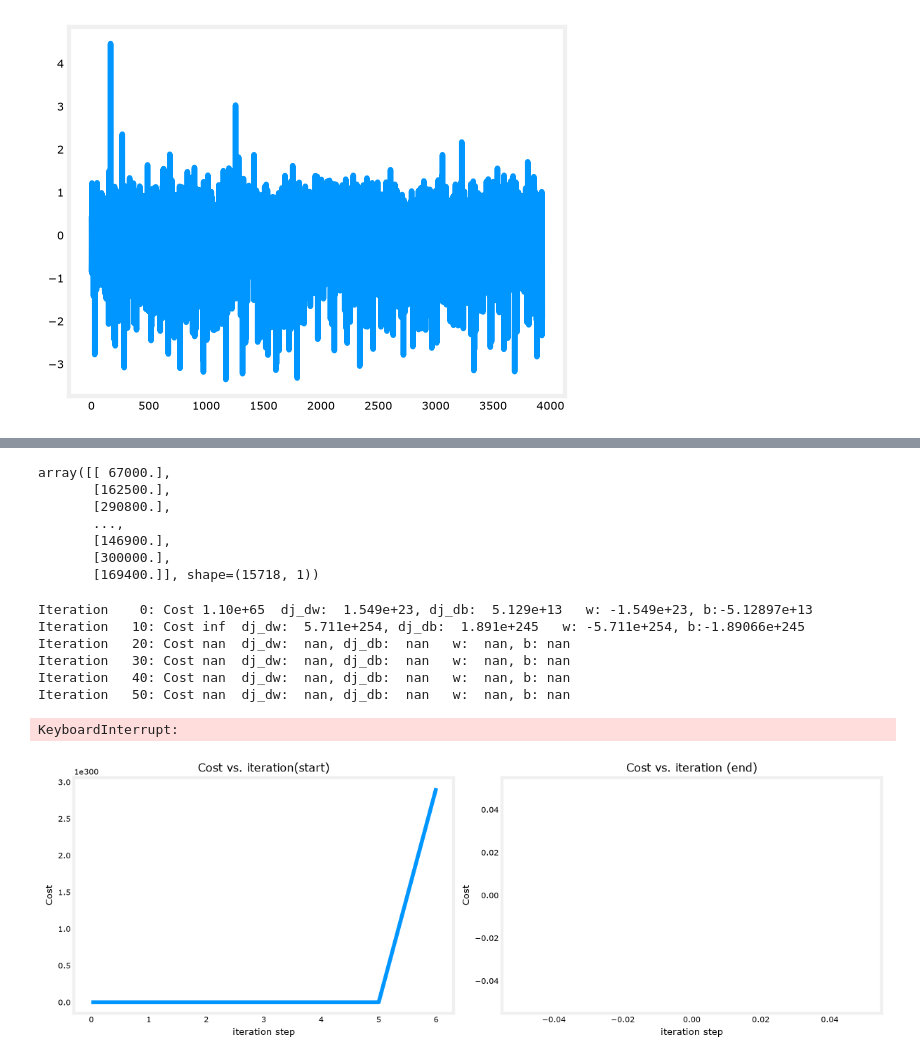
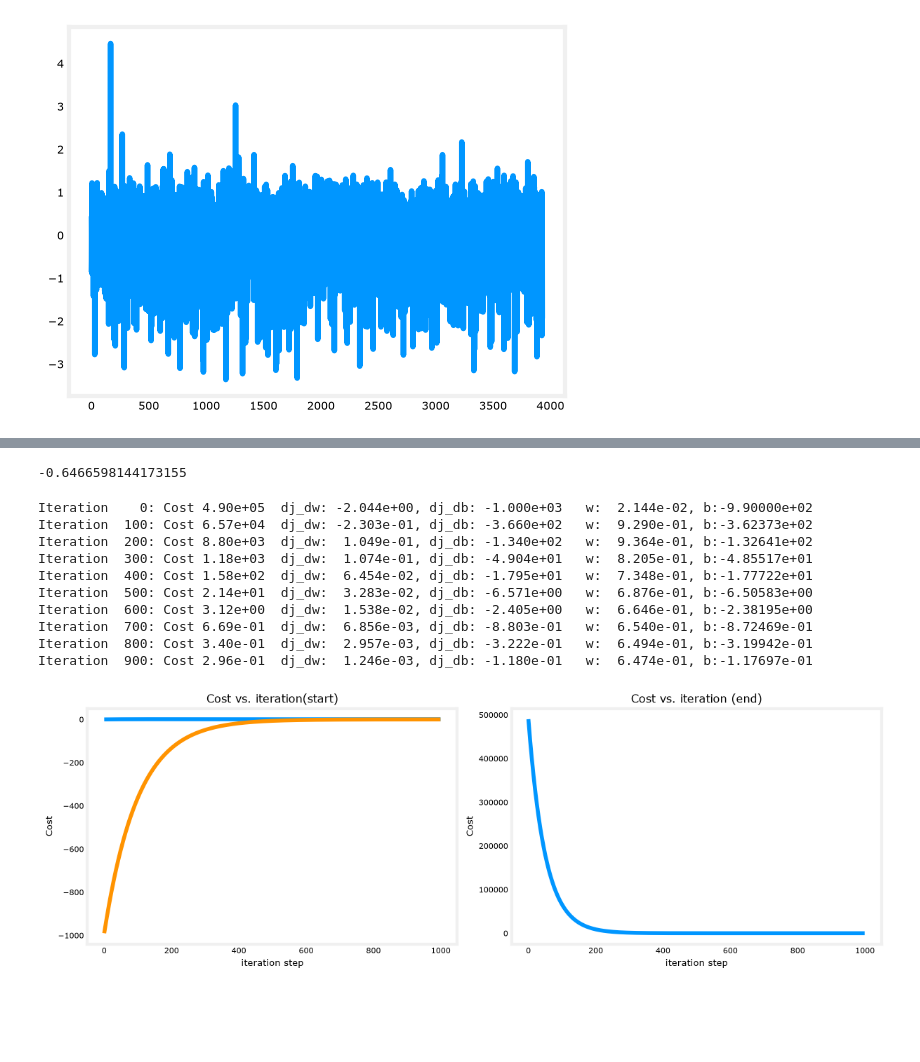
Before and after one commit to Lester-723/Data-Analytics-Projects-, a Jupyter notebook: Practice/Linear Regression.ipynb, the cells around one changed output, grey strips where cells are left out. Cells and saved outputs as stored; diff of their text form; code cells hidden in the pictures; blank space fills up the shorter version.

```diff
--- a/Practice/Linear Regression.ipynb
+++ b/Practice/Linear Regression.ipynb
@@ -222,8 +222,8 @@ array([[329800.],
        [138100.],
        [439200.]], shape=(3930, 1))
 # %%
-error = y_pred - y_test
-error
+error_diff = y_prediction - y_test
+error_diff
 # %% [output]
 array([[-0.86025754],
        [-0.61204768],
@@ -259,10 +301,12 @@ plt.plot(error)
 def compute_cost(x,y,w,b):
 
     m = x.shape[0]
-    y_pred = np.sum(w*x.ravel()+b)
+    cost_sum = 0
 
-    error = np.sum((y - y_pred) **2)
+    y_pred = np.dot(w,x) + b
+    error = np.sum((y - y_pred)**2)
+    cost_function = error / (2 * m)
+    cost_function
 
-    cost_function = error / (2 * m)
-    return cost_function
+    return float(cost_function.item())
 # %%
@@ -272,9 +316,17 @@ np.float64(0.5112741413017282)
 # %%
 def compute_gradient(x,y,w,b):
+    m = x.shape[0]
+    dj_dw = 0
+    dj_db = 0
 
+    for i in range(m):
+        f_wb = w*x[i] + b
+        dj_dw_i = (f_wb - y[i])*x[i]
+        dj_db_i = f_wb - y[i]
+        dj_dw = dj_dw + dj_dw_i
+        dj_db = dj_db + dj_db_i
 
-    f_wb = np.sum(w*x.ravel() + b)
-    dj_dw = np.sum((f_wb - y)*x.ravel())
-    dj_db = np.sum(f_wb - y)
+    dj_dw = dj_dw/m
+    dj_db = dj_db/m
 
-    return dj_dw , dj_db
+    return float(dj_dw.item()) , float(dj_db.item())
@@ -287,3 +335,7 @@ np.float64(2569.1774769586086)
+# %%
+dj_dw
+# %% [output]
+-0.6466598144173155
 # %%
 def compute_descent(x,y,w,b,alpha,num_iters):
     para_history = []
@@ -308,34 +360,27 @@ def compute_descent(x,y,w,b,alpha,num_iters):
 # %%
 x_train_inverse = stand.inverse_transform(x_train)
 y_train_inverse = stand.inverse_transform(y_train)
-# %%
-y_train_inverse
-# %% [output]
-array([[ 67000.],
-       [162500.],
-       [290800.],
-       ...,
-       [146900.],
-       [300000.],
-       [169400.]], shape=(15718, 1))
 # %%
-para_history , cost_history , w, b = compute_descent(x_train_inverse,y_train_inverse,1.08,50,1,100)
+cost_history , para_history , w_final, b_final = compute_descent(x_train,y_train,0.001,-1000,0.01,1000)
 # %% [output]
-Iteration    0: Cost 1.10e+65  dj_dw:  1.549e+23, dj_db:  5.129e+13   w: -1.549e+23, b:-5.12897e+13
-Iteration   10: Cost inf  dj_dw:  5.711e+254, dj_db:  1.891e+245   w: -5.711e+254, b:-1.89066e+245
-Iteration   20: Cost nan  dj_dw:  nan, dj_db:  nan   w:  nan, b: nan
-Iteration   30: Cost nan  dj_dw:  nan, dj_db:  nan   w:  nan, b: nan
-Iteration   40: Cost nan  dj_dw:  nan, dj_db:  nan   w:  nan, b: nan
-Iteration   50: Cost nan  dj_dw:  nan, dj_db:  nan   w:  nan, b: nan
+Iteration    0: Cost 4.90e+05  dj_dw: -2.044e+00, dj_db: -1.000e+03   w:  2.144e-02, b:-9.90000e+02
+Iteration  100: Cost 6.57e+04  dj_dw: -2.303e-01, dj_db: -3.660e+02   w:  9.290e-01, b:-3.62373e+02
+Iteration  200: Cost 8.80e+03  dj_dw:  1.049e-01, dj_db: -1.340e+02   w:  9.364e-01, b:-1.32641e+02
+Iteration  300: Cost 1.18e+03  dj_dw:  1.074e-01, dj_db: -4.904e+01   w:  8.205e-01, b:-4.85517e+01
+Iteration  400: Cost 1.58e+02  dj_dw:  6.454e-02, dj_db: -1.795e+01   w:  7.348e-01, b:-1.77722e+01
+Iteration  500: Cost 2.14e+01  dj_dw:  3.283e-02, dj_db: -6.571e+00   w:  6.876e-01, b:-6.50583e+00
+Iteration  600: Cost 3.12e+00  dj_dw:  1.538e-02, dj_db: -2.405e+00   w:  6.646e-01, b:-2.38195e+00
+Iteration  700: Cost 6.69e-01  dj_dw:  6.856e-03, dj_db: -8.803e-01   w:  6.540e-01, b:-8.72469e-01
+Iteration  800: Cost 3.40e-01  dj_dw:  2.957e-03, dj_db: -3.222e-01   w:  6.494e-01, b:-3.19942e-01
+Iteration  900: Cost 2.96e-01  dj_dw:  1.246e-03, dj_db: -1.180e-01   w:  6.474e-01, b:-1.17697e-01
-KeyboardInterrupt:
 # %%
 # plot cost versus iteration
 fig, (ax1, ax2) = plt.subplots(1, 2, constrained_layout=True, figsize=(12,4))
-ax1.plot(cost_history[:100])
-ax2.plot(1000 + np.arange(len(cost_history[1000:])), cost_history[1000:])
+ax1.plot(cost_history[:1000])
+ax2.plot(para_history[:1000])
 ax1.set_title("Cost vs. iteration(start)");  ax2.set_title("Cost vs. iteration (end)")
 ax1.set_ylabel('Cost')            ;  ax2.set_ylabel('Cost')
 ax1.set_xlabel('iteration step')  ;  ax2.set_xlabel('iteration step')
 plt.show()
 # %% [output]
-[figure, old version]
+[figure, new version]
```
Also changed, not shown: parts of 19 cells of this notebook.
